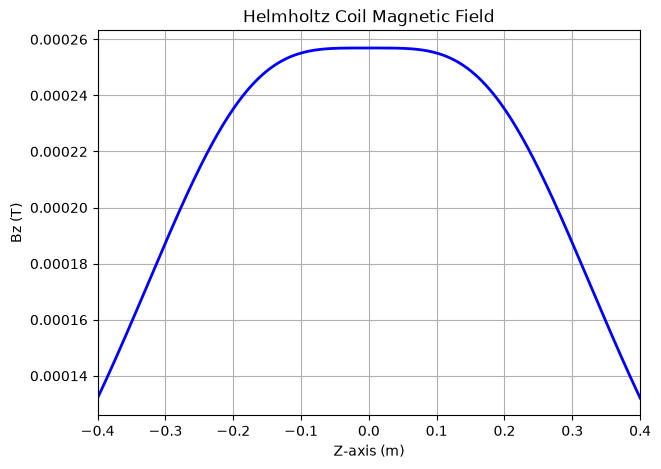
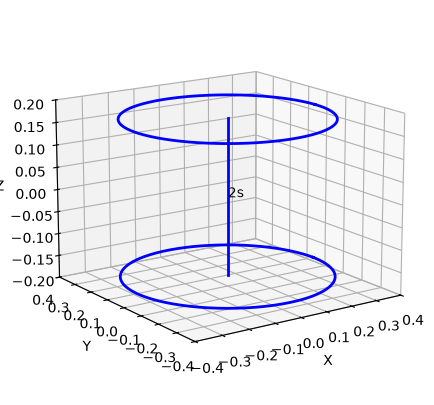
Code edit (unified diff) that turned the first committed figure into the second:
--- before
+++ after
@@ -1,16 +1,22 @@
-"""Plot the magnetic field"""
+fig = plt.figure(figsize=(7,5))
 
-plt.figure(figsize=(7,5))
+ax = fig.add_subplot(111, projection='3d')
 
-plt.plot(z, Bz, color='blue', linewidth=2)
+ax.plot(x, y, z1, color='blue', linewidth=2)
+ax.plot(x, y, z2, color='blue', linewidth=2)
 
-plt.xlabel("Z-axis (m)")
-plt.ylabel("Bz (T)")
+ax.plot([0,0],[0,0],[-d/2,d/2],color='blue',linewidth=2)
 
-plt.title("Helmholtz Coil Magnetic Field")
+ax.text(0,0,0,"2s")
 
-plt.xlim(-0.4,0.4)
+ax.set_xlim(-0.4,0.4)
+ax.set_ylim(-0.4,0.4)
+ax.set_zlim(-0.2,0.2)
 
-plt.grid(True)
+ax.set_xlabel("X")
+ax.set_ylabel("Y")
+ax.set_zlabel("Z")
+
+ax.view_init(elev=15, azim=-125)
 
 plt.show()

Commit: results